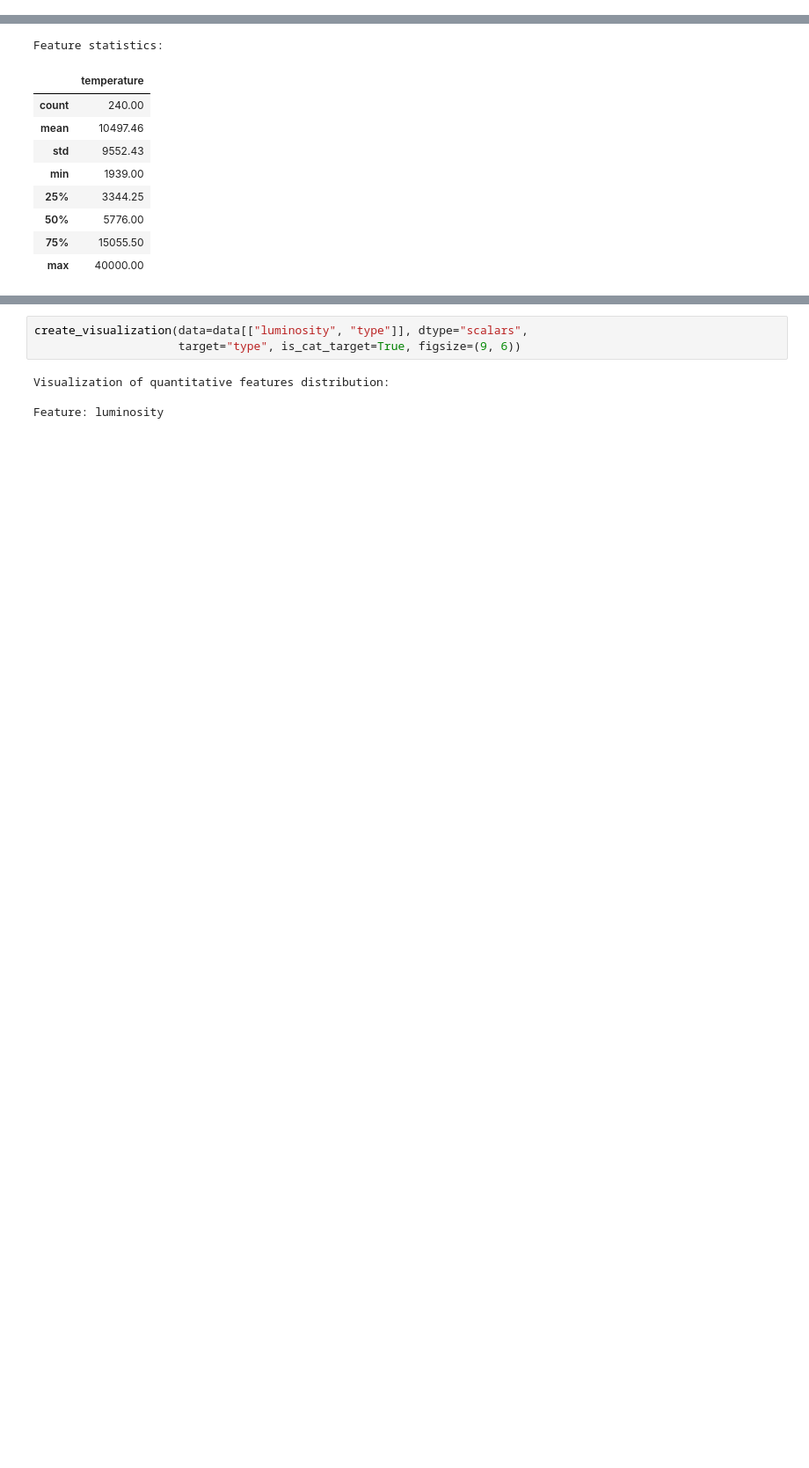
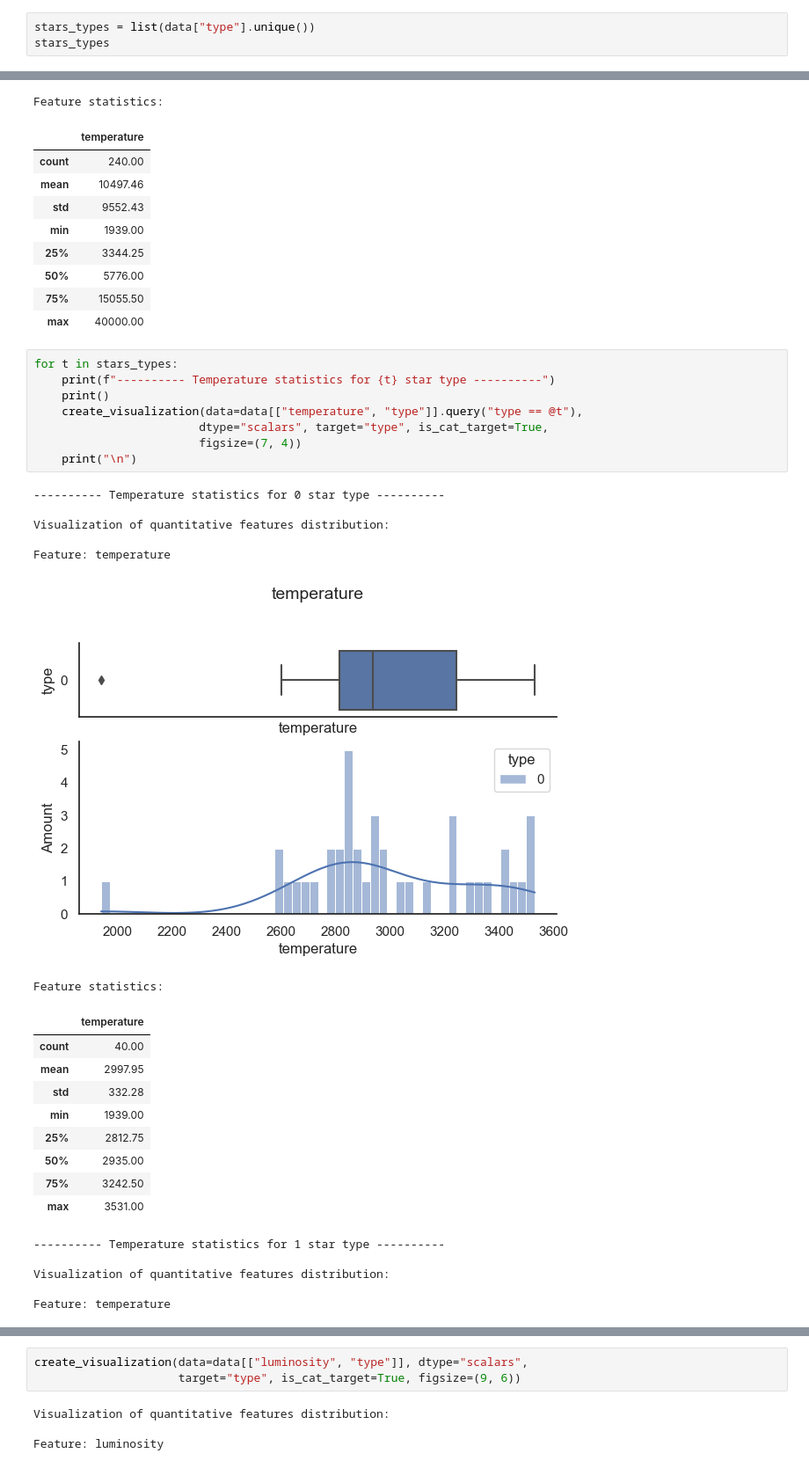
Before and after one commit to AdamCage/star_temperature_prediction_with_pytorch, a Jupyter notebook: star_temperature_prediction.ipynb, the cells around one changed output, grey strips where cells are left out. Shown at 88% size. Cells and saved outputs as stored; diff of their text form; blank space fills up the shorter version.

```diff
--- a/star_temperature_prediction.ipynb
+++ b/star_temperature_prediction.ipynb
@@ -488,0 +491,3 @@ Memory usage:            0.0+ MB
+# %%
+stars_types = list(data["type"].unique())
+stars_types
@@ -522,3 +531,33 @@ Feature statistics:
 | 50% | 5776.00 |
 | 75% | 15055.50 |
 | max | 40000.00 |
+# %%
+for t in stars_types:
+    print(f"---------- Temperature statistics for {t} star type ----------")
+    print()
+    create_visualization(data=data[["temperature", "type"]].query("type == @t"),
+                        dtype="scalars", target="type", is_cat_target=True,
+                        figsize=(7, 4))
+    print("\n")
+# %% [output]
+---------- Temperature statistics for 0 star type ----------
+
+Visualization of quantitative features distribution:
+
+Feature: temperature
+[figure, added]
+Feature statistics:
+|  | temperature |
+| count | 40.00 |
+| mean | 2997.95 |
+| std | 332.28 |
+| min | 1939.00 |
+| 25% | 2812.75 |
+| 50% | 2935.00 |
+| 75% | 3242.50 |
+| max | 3531.00 |
+---------- Temperature statistics for 1 star type ----------
+
+Visualization of quantitative features distribution:
+
+Feature: temperature
```
Also changed, not shown: parts of 9 cells of this notebook.
